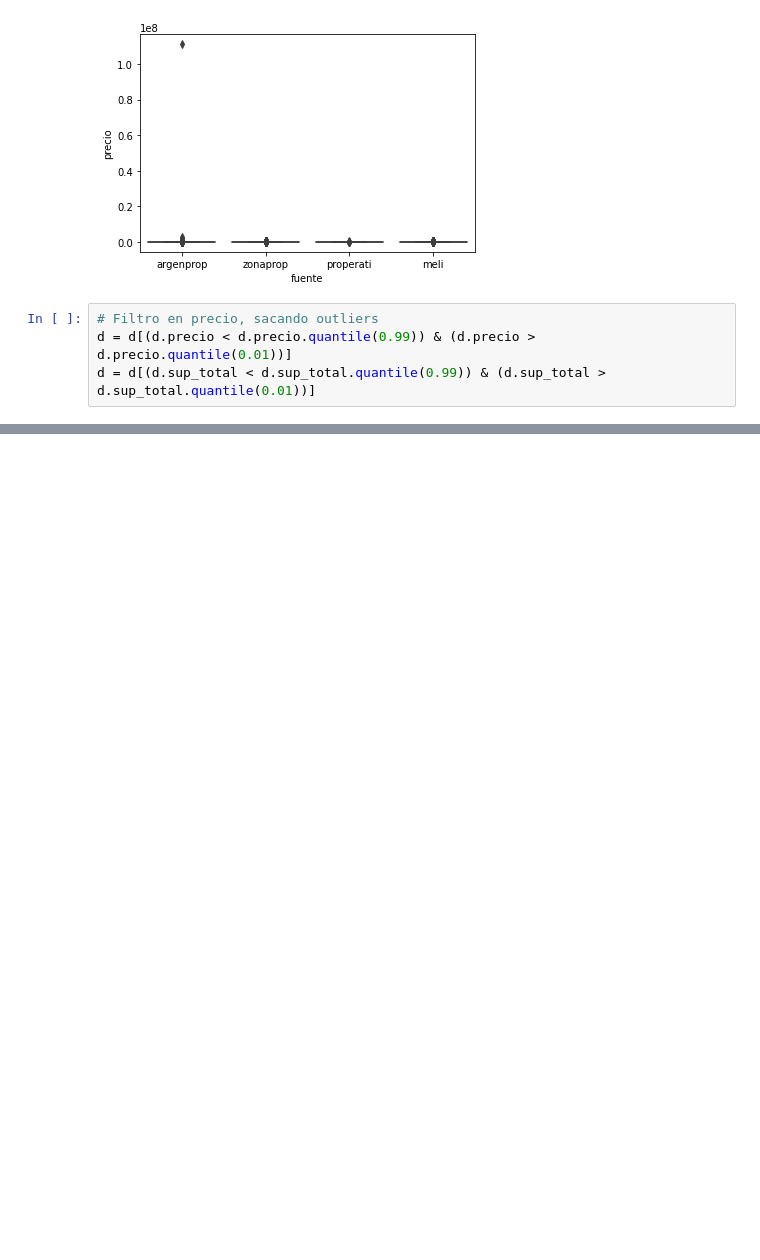
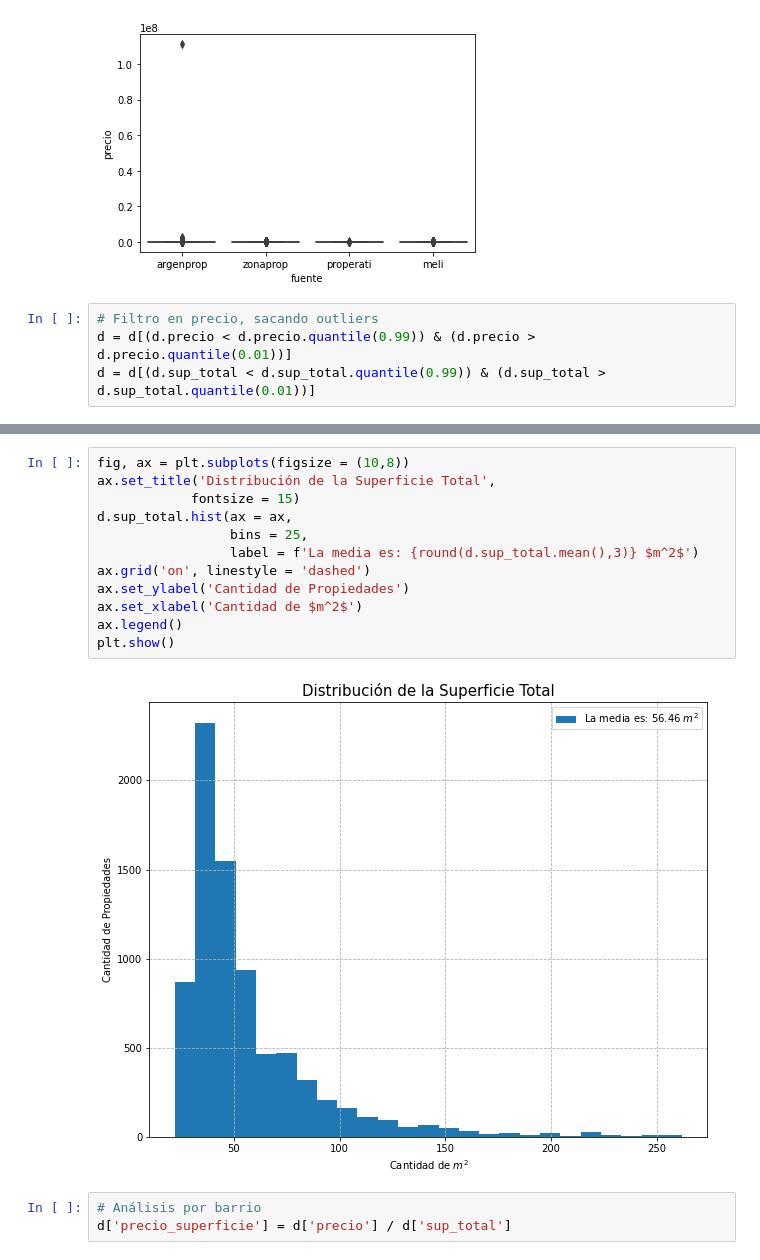
Before and after one commit to vearcon/TDP-espacios-publicos-origenes, a Jupyter notebook: AnalisisPropiedades.ipynb, the cells around one changed output, grey strips where cells are left out. Drawn from its saved outputs; the diff is of its cells as text; blank space fills up the shorter version.

```diff
--- a/AnalisisPropiedades.ipynb
+++ b/AnalisisPropiedades.ipynb
@@ -134,0 +160,17 @@ plt.show()
+# %%
+fig, ax = plt.subplots(figsize = (10,8))
+ax.set_title('Distribución de la Superficie Total',
+            fontsize = 15)
+d.sup_total.hist(ax = ax,
+                 bins = 25,
+                 label = f'La media es: {round(d.sup_total.mean(),3)} $m^2$')
+ax.grid('on', linestyle = 'dashed')
+ax.set_ylabel('Cantidad de Propiedades')
+ax.set_xlabel('Cantidad de $m^2$')
+ax.legend()
+plt.show()
+# %% [output]
+[figure, added]
+# %%
+# Análisis por barrio
+d['precio_superficie'] = d['precio'] / d['sup_total']
```
Also changed, not shown: parts of 11 cells of this notebook.
